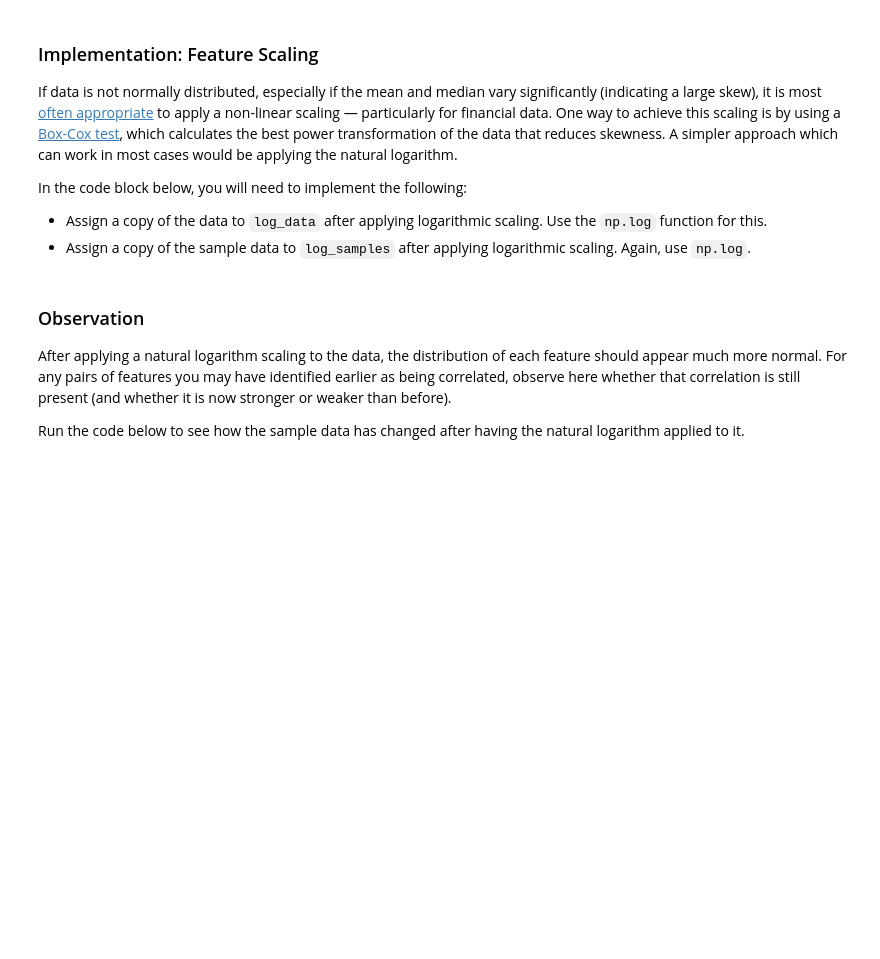
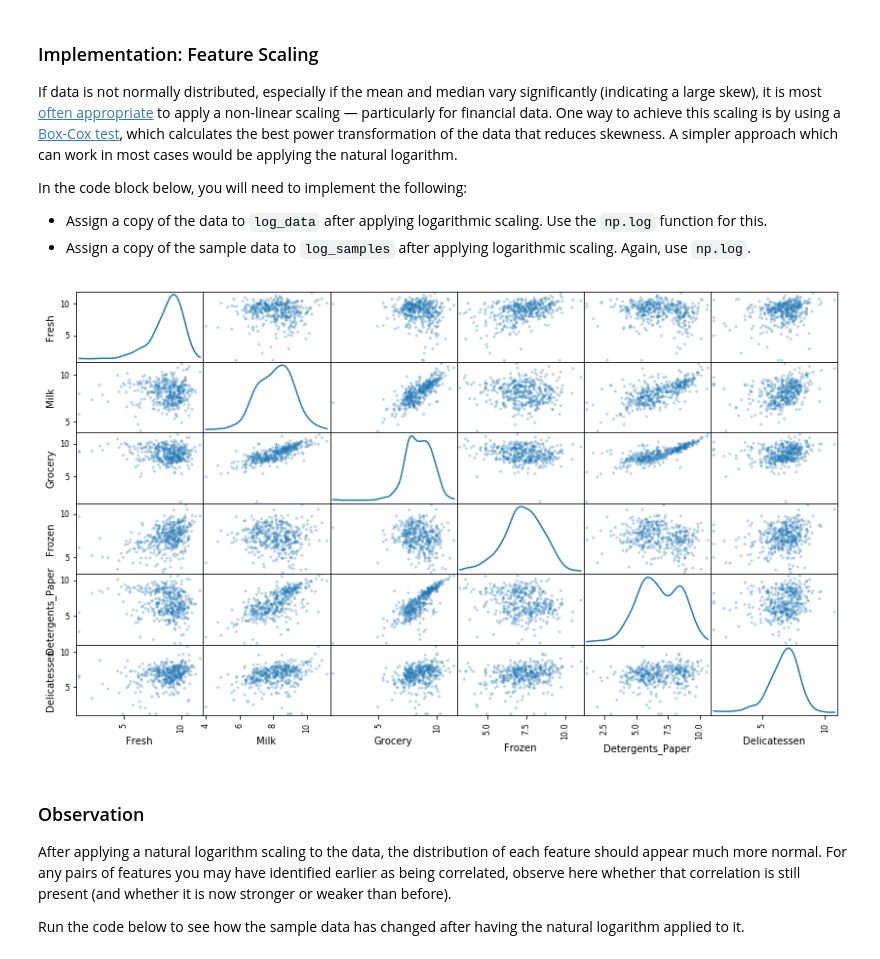
Before and after one commit to ThomasHepner-zz/customer_segments, a Jupyter notebook: customer_segments.ipynb, the cells around one changed output. Cells and saved outputs as stored; diff of their text form; code cells hidden in the pictures; blank space fills up the shorter version.

```diff
--- a/customer_segments.ipynb
+++ b/customer_segments.ipynb
@@ -160,13 +182,15 @@ In the code block below, you will need to implement the following:
  - Assign a copy of the sample data to `log_samples` after applying logarithmic scaling. Again, use `np.log`.
 # %%
 # TODO: Scale the data using the natural logarithm
-log_data = None
+log_data = np.log(data)
 
 # TODO: Scale the sample data using the natural logarithm
-log_samples = None
+log_samples = np.log(samples)
 
 # Produce a scatter matrix for each pair of newly-transformed features
 pd.scatter_matrix(log_data, alpha = 0.3, figsize = (14,8), diagonal = 'kde');
+# %% [output]
+[figure, added]
 # %% [markdown]
 ### Observation
 After applying a natural logarithm scaling to the data, the distribution of each feature should appear much more normal. For any pairs of features you may have identified earlier as being correlated, observe here whether that correlation is still present (and whether it is now stronger or weaker than before).
```
Also changed, not shown: parts of 6 cells of this notebook.
